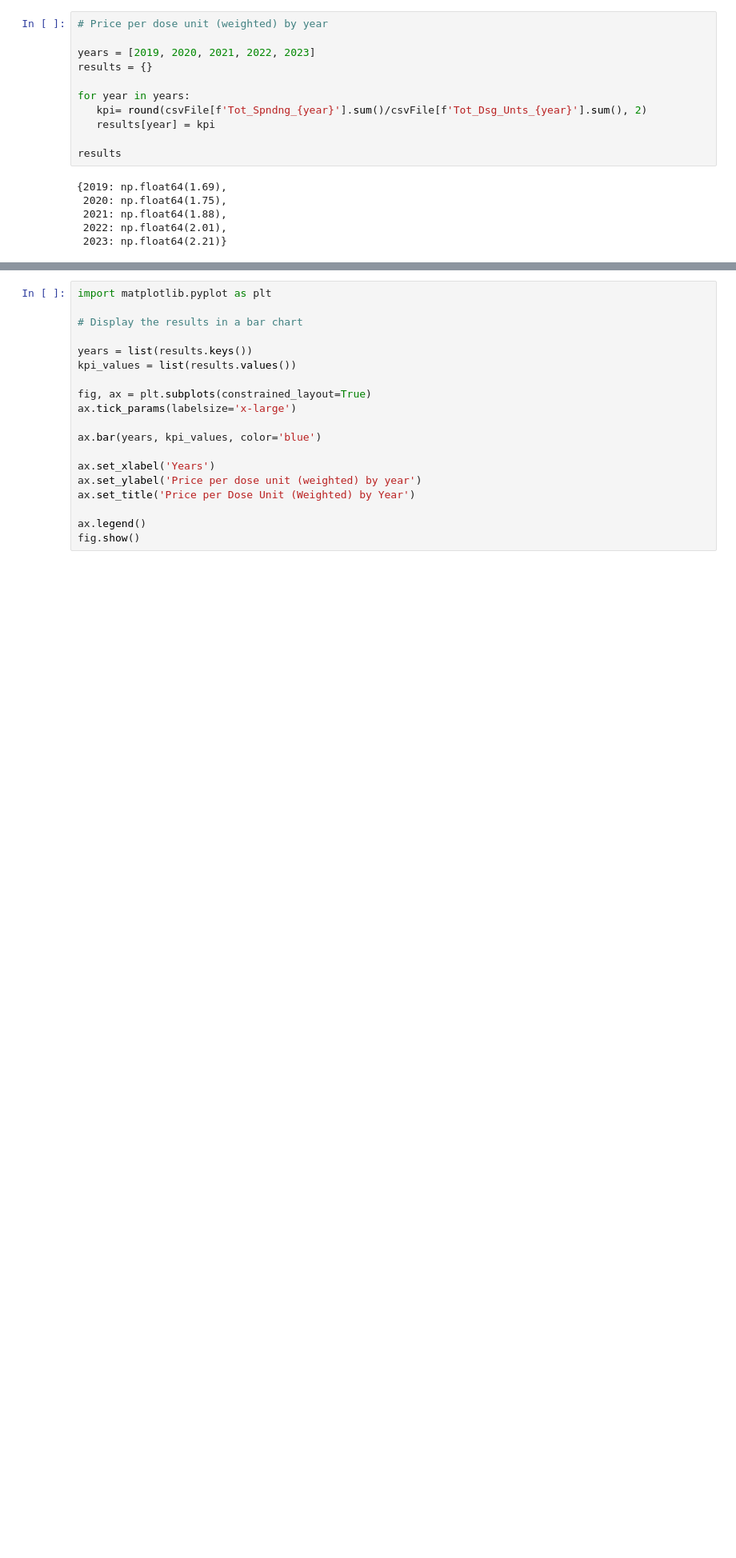
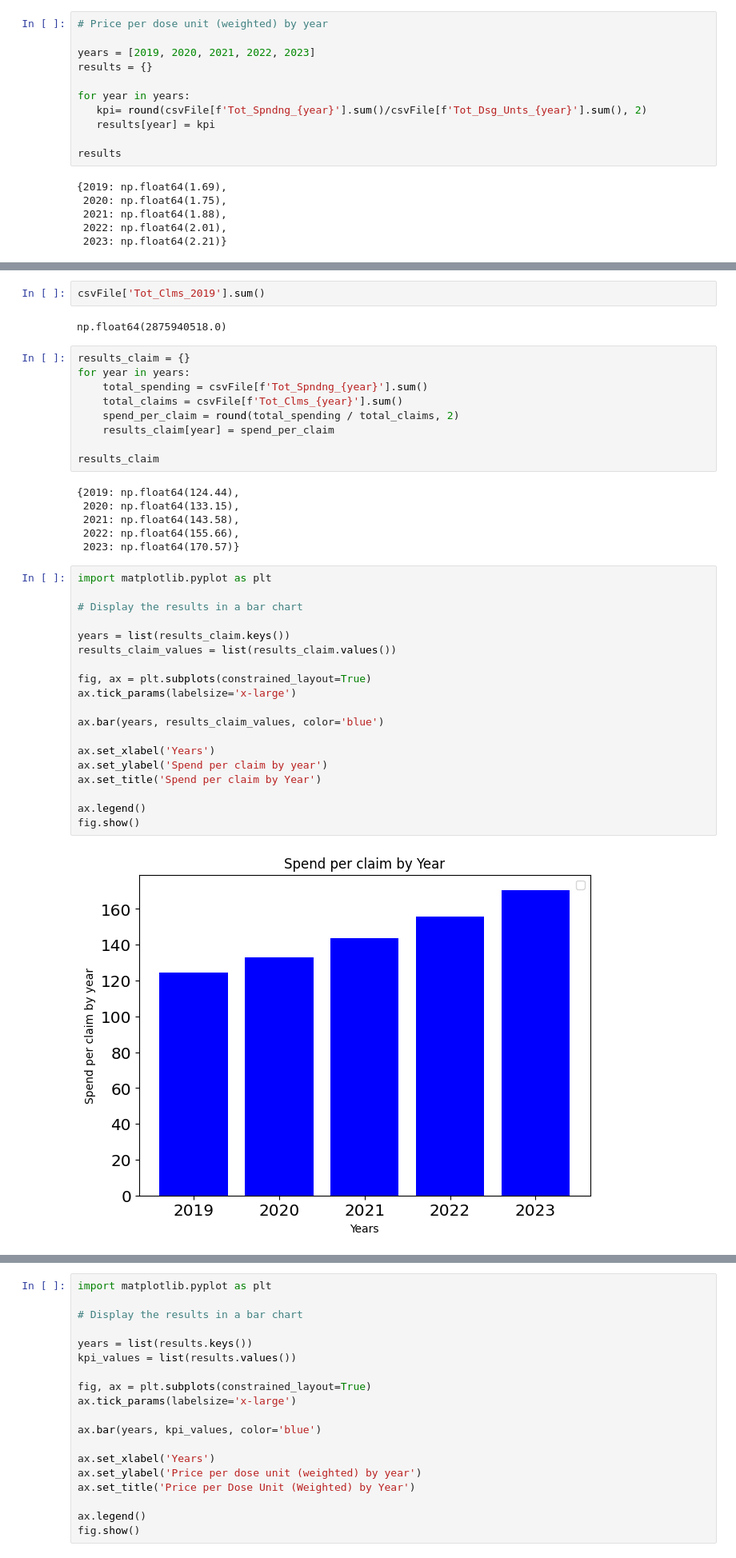
Before and after one commit to OlgaNazarenko/Medicare-Drug-Costs-Analysis, a Jupyter notebook: medicare_analysis.ipynb, the cells around one changed output, grey strips where cells are left out. Shown at 80% size. Drawn from its saved outputs; the diff is of its cells as text; blank space fills up the shorter version.

```diff
--- a/medicare_analysis.ipynb
+++ b/medicare_analysis.ipynb
@@ -65,0 +72,40 @@ results
+# %%
+csvFile['Tot_Clms_2019'].sum()
+# %% [output]
+np.float64(2875940518.0)
+# %%
+results_claim = {}
+for year in years:
+    total_spending = csvFile[f'Tot_Spndng_{year}'].sum()
+    total_claims = csvFile[f'Tot_Clms_{year}'].sum()
+    spend_per_claim = round(total_spending / total_claims, 2)
+    results_claim[year] = spend_per_claim
+
+results_claim
+# %% [output]
+{2019: np.float64(124.44),
+ 2020: np.float64(133.15),
+ 2021: np.float64(143.58),
+ 2022: np.float64(155.66),
+ 2023: np.float64(170.57)}
+# %%
+import matplotlib.pyplot as plt
+
+# Display the results in a bar chart
+
+years = list(results_claim.keys())
+results_claim_values = list(results_claim.values())
+
+fig, ax = plt.subplots(constrained_layout=True)
+ax.tick_params(labelsize='x-large')
+
+ax.bar(years, results_claim_values, color='blue')
+
+ax.set_xlabel('Years')
+ax.set_ylabel('Spend per claim by year')
+ax.set_title('Spend per claim by Year')
+
+ax.legend()
+fig.show()
+# %% [output]
+[figure, added]
```
Also changed, not shown: parts of 10 cells of this notebook.
